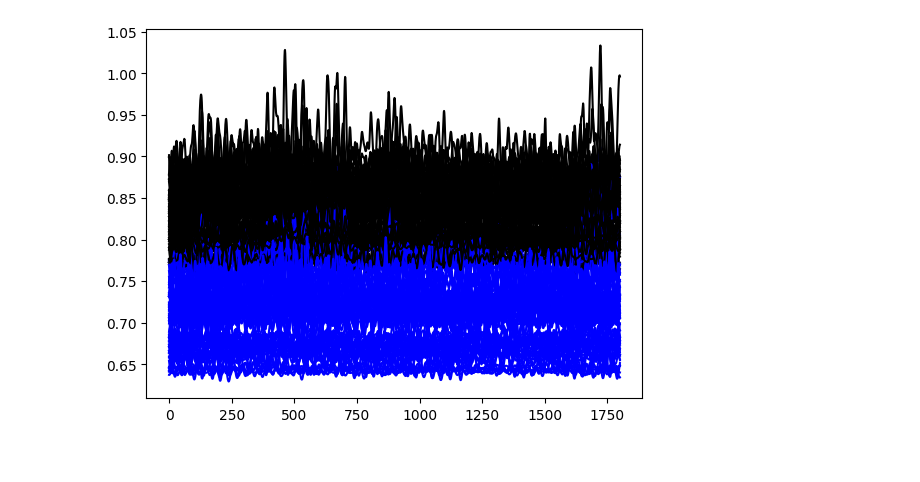
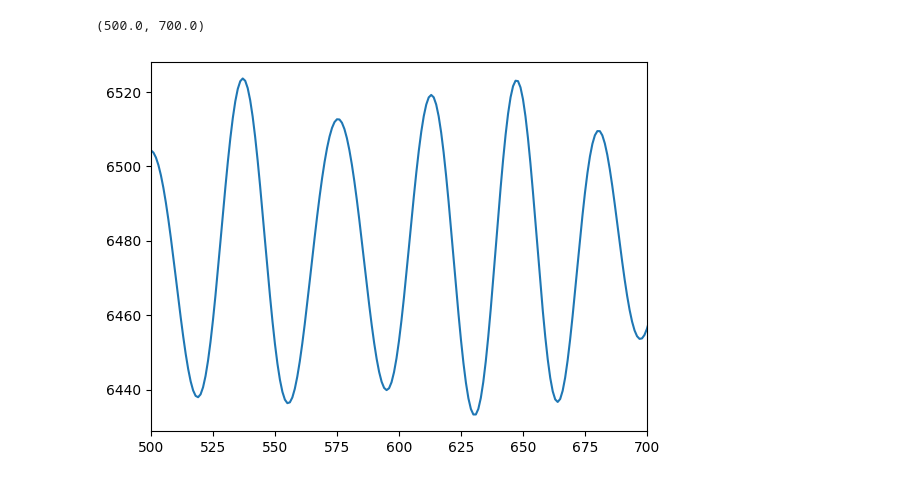
Before and after one commit to VegardBaa/HOSim, a Jupyter notebook: ML/lipshitz.ipynb, the cells around one changed output. Saved outputs shown, nothing was run; the diff lists cells and outputs as text; code cells hidden in the pictures.

```diff
--- a/ML/lipshitz.ipynb
+++ b/ML/lipshitz.ipynb
@@ -112,33 +79,50 @@ plt.show()
+# %%
+k = np.arange(0, modes+1)*2*np.pi/3000
+
+# plt.plot(np.sum(eta_hat[0]*eta_hat[0].conj(), axis=-1))
+
+plt.plot(np.sqrt(np.sum(phi_hat[0]*phi_hat[0].conj(), axis=-1)))
+plt.xlim(500, 700)
+# %% [output]
+(500.0, 700.0)
+[figure, added]
 # %%
-from jax import vmap, jit #f(t, y, modes, g, k0, mHOS, Ta)
-from HOSim import solver
-from functools import partial
+f_jit = jax.jit(solver.f, static_argnums=(2, 3, 4, 5, 6)) #f(t, y, modes, g, k0, mHOS, Ta):
+f_partial = lambda t, y: f_jit(t, y, modes, 9.81, 2*np.pi/length, 8, 50)
+f_nested_vec = jax.jit(jax.vmap(jax.vmap(f_partial, in_axes=(None, 0)), in_axes=(None, 0)))
 
-f_jit = jax.jit(solver.f, static_argnums=(2, 3, 4, 5, 6))
-f_partial = lambda y: f_jit(200, y, modes, 9.81, 2*np.pi/length, 8, 0.001)
-f_vec = jit(vmap(f_partial, in_axes=(0)))
-
-rk4_jit = jax.jit(solver.rk4_step, static_argnums=(0, 2, 3, 4, 5, 6, 7, 8))
-rk4_partial = lambda y: rk4(200, y, 0.025, modes, 9.81, 2*np.pi/length, 8, 0.001, f_jit)
-rk4_vec = jit(vmap(rk4_partial, in_axes=(0)))
+rk4_jit = jax.jit(solver.rk4_step, static_argnums=(0, 2, 3, 4, 5, 6, 7, 8)) #rk4_step(t, y, h, modes, g, k0, mHOS, Ta, f_jit):
+rk4_partial = lambda t, y: solver.rk4(t, y, 0.025, modes, 9.81, 2*np.pi/length, 8, 50, f_jit)
+rk4_nested_vec = jax.jit(jax.vmap(jax.vmap(rk4_partial, in_axes=(None, 0)), in_axes=(None, 0)))
 K_eta_avg = []
 K_phi_avg = []
 
-for index in range(64):
-    y = np.concatenate((eta_hat[index, 200:], phi_hat[index, 200:]), axis=-1)
-    y_next = rk4_vec(y)
+steps = 200
+step_size = 0.025
 
-    f = f_vec(y)
-    f_next = f_vec(y_next)
+K_eta_total = np.zeros((*y.shape[:2], steps//20))
+K_phi_total = np.zeros((*y.shape[:2], steps//20))
 
-    K_eta = np.sqrt(np.sum(np.abs(f[:, :modes+1] - f_next[:, :modes+1])**2, axis=-1)) / np.sqrt(np.sum(np.abs(y[:, :modes+1]-y_next[:, :modes+1])**2, axis=-1))
-    plt.plot(K_eta, color="k")
+K_eta_nonlin = np.zeros((*y.shape[:2], steps//20))
+K_phi_nonlin = np.zeros((*y.shape[:2], steps//20))
 
-    K_phi = np.sqrt(np.sum(np.abs(f[:, modes+1:] - f_next[:, modes+1:])**2, axis=-1)) / np.sqrt(np.sum(np.abs(y[:, modes+1:]-y_next[:, modes+1:])**2, axis=-1))
-    plt.plot(K_phi, color="b")
+f = f_nested_vec(0, y)
+for i, t in enumerate(np.arange(0, steps)*step_size):
+    y_next = rk4_nested_vec(t, y) #t
+    f_next = f_nested_vec(t+step_size, y) #t + step_size
 
-    K_eta_avg.append(np.mean(K_eta))
-    K_phi_avg.append(np.mean(K_phi))
-plt.show()
+    B = (y - y_next).reshape(-1, A.shape[1])
+    result = B @ A.T
+    K_lin = result.reshape(y.shape)
+    K_lin_eta = K_lin[:, :, :modes+1]
+    K_lin_phi = K_lin[:, :, modes+1:]
+
+    if (i+1) % 20 == 0:
+        K_eta_nonlin[:, :, (i+1)//20-1] = np.sqrt(np.sum(np.abs(f[:, :, :modes+1] - f_next[:, :, :modes+1] - K_lin_eta)**2, axis=-1)) / np.sqrt(np.sum(np.abs(y[:, :, :modes+1]-y_next[:, :, :modes+1])**2, axis=-1))
+        K_phi_nonlin[:, :, (i+1)//20-1] = np.sqrt(np.sum(np.abs(f[:, :, modes+1:] - f_next[:, :, modes+1:] - K_lin_phi)**2, axis=-1)) / np.sqrt(np.sum(np.abs(y[:, :, modes+1:]-y_next[:, :, modes+1:])**2, axis=-1))
+
+        K_eta_total[:, :, (i+1)//20-1] = np.sqrt(np.sum(np.abs(f[:, :, :modes+1] - f_next[:, :, :modes+1])**2, axis=-1)) / np.sqrt(np.sum(np.abs(y[:, :, :modes+1]-y_next[:, :, :modes+1])**2, axis=-1))
+        K_phi_total[:, :, (i+1)//20-1] = np.sqrt(np.sum(np.abs(f[:, :, modes+1:] - f_next[:, :, modes+1:])**2, axis=-1)) / np.sqrt(np.sum(np.abs(y[:, :, modes+1:]-y_next[:, :, modes+1:])**2, axis=-1))
+
+    y = y_next
+    f = f_next
-# %% [output]
-[figure, removed]
```
Also changed, not shown: parts of 14 cells of this notebook.
